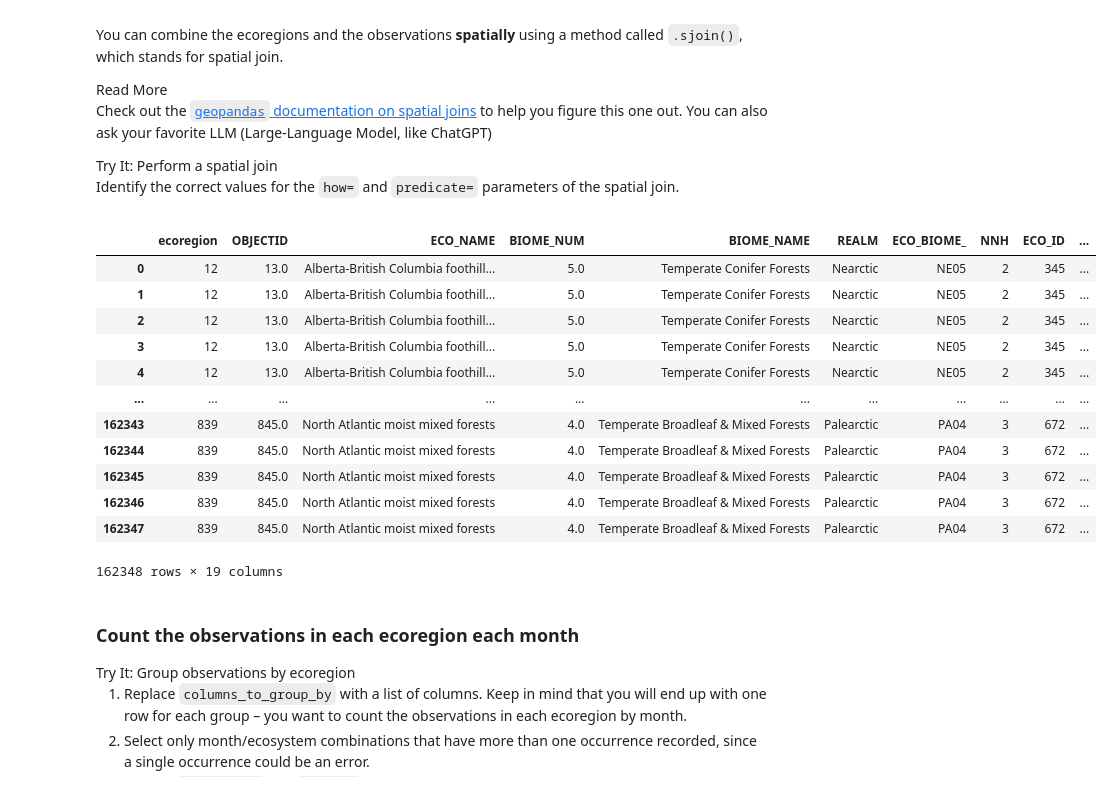
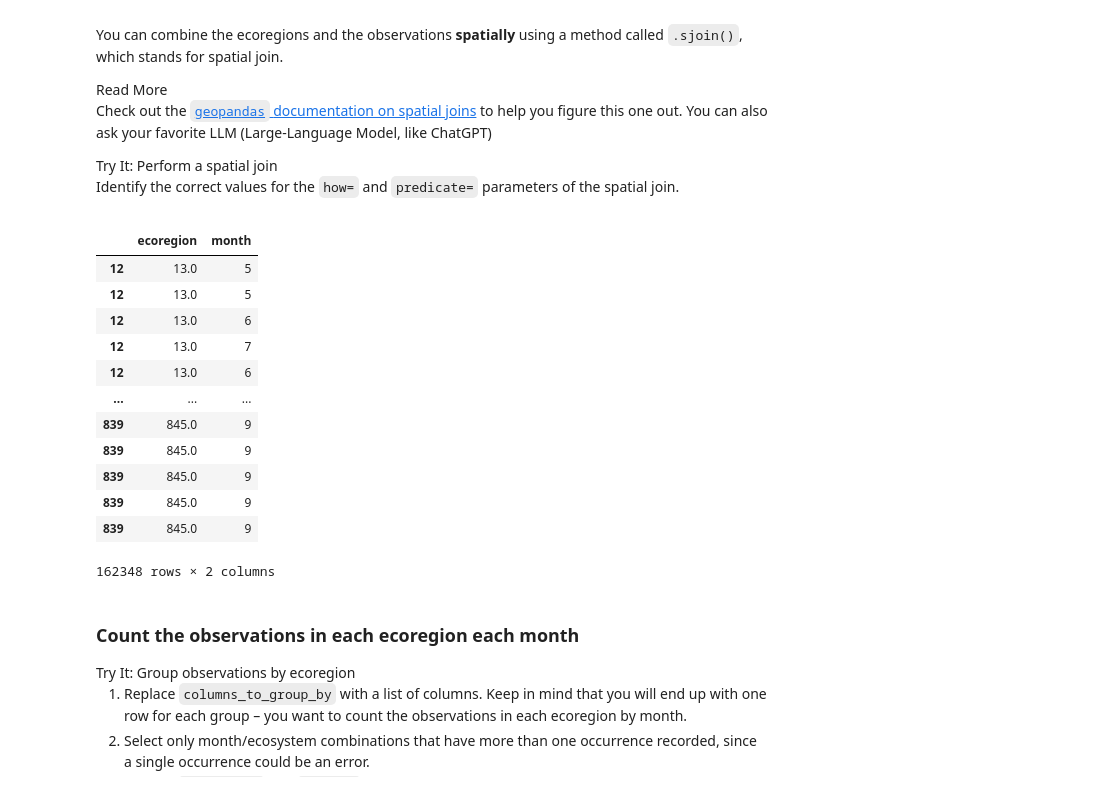
Before and after one commit to earthlab-education/02-migration-MarJess, a Jupyter notebook: notebooks/migration-32-normalize.ipynb, the cells around one changed output. Drawn from its saved outputs; the diff is of its cells as text; code cells hidden in the pictures.

Commit message:
finished migration 33
fixed OBJECTID in 32 and did plots in 33

```diff
--- a/notebooks/migration-32-normalize.ipynb
+++ b/notebooks/migration-32-normalize.ipynb
@@ -28,34 +28,37 @@ can also ask your favorite LLM (Large-Language Model, like ChatGPT)</p></div></d
 # %%
 gbif_ecoregion_gdf = (
     ecoreg_gdf
     # Match the CRS of the GBIF data and the ecoregions
     .to_crs(gbif_gdf.crs)
     # Find ecoregion for each observation
     .sjoin(
         gbif_gdf,
         how='inner',                    # method how to join
                                         # right join should give the same result
         predicate='contains')           # specifies the spatial join
+
+# select required columns
+[['OBJECTID', 'month']]
 )
 # reset index
-gbif_ecoregion_gdf.reset_index(inplace=True)
+#gbif_ecoregion_gdf.reset_index(inplace=True)
 # rename former index column to ecoregion
-gbif_ecoregion_gdf.rename(columns={'index':'ecoregion'}, inplace=True)
+gbif_ecoregion_gdf.rename(columns={'OBJECTID':'ecoregion'}, inplace=True)
 gbif_ecoregion_gdf
 # %% [output]
-|  | ecoregion | OBJECTID | ECO_NAME | BIOME_NUM | BIOME_NAME | REALM | ECO_BIOME_ | NNH | ECO_ID | ... |
-| 0 | 12 | 13.0 | Alberta-British Columbia foothill... | 5.0 | Temperate Conifer Forests | Nearctic | NE05 | 2 | 345 | ... |
-| 1 | 12 | 13.0 | Alberta-British Columbia foothill... | 5.0 | Temperate Conifer Forests | Nearctic | NE05 | 2 | 345 | ... |
-| 2 | 12 | 13.0 | Alberta-British Columbia foothill... | 5.0 | Temperate Conifer Forests | Nearctic | NE05 | 2 | 345 | ... |
-| 3 | 12 | 13.0 | Alberta-British Columbia foothill... | 5.0 | Temperate Conifer Forests | Nearctic | NE05 | 2 | 345 | ... |
-| 4 | 12 | 13.0 | Alberta-British Columbia foothill... | 5.0 | Temperate Conifer Forests | Nearctic | NE05 | 2 | 345 | ... |
-| ... | ... | ... | ... | ... | ... | ... | ... | ... | ... | ... |
-| 162343 | 839 | 845.0 | North Atlantic moist mixed forests | 4.0 | Temperate Broadleaf & Mixed Forests | Palearctic | PA04 | 3 | 672 | ... |
-| 162344 | 839 | 845.0 | North Atlantic moist mixed forests | 4.0 | Temperate Broadleaf & Mixed Forests | Palearctic | PA04 | 3 | 672 | ... |
-| 162345 | 839 | 845.0 | North Atlantic moist mixed forests | 4.0 | Temperate Broadleaf & Mixed Forests | Palearctic | PA04 | 3 | 672 | ... |
-| 162346 | 839 | 845.0 | North Atlantic moist mixed forests | 4.0 | Temperate Broadleaf & Mixed Forests | Palearctic | PA04 | 3 | 672 | ... |
-| 162347 | 839 | 845.0 | North Atlantic moist mixed forests | 4.0 | Temperate Broadleaf & Mixed Forests | Palearctic | PA04 | 3 | 672 | ... |
+|  | ecoregion | month |
+| 12 | 13.0 | 5 |
+| 12 | 13.0 | 5 |
+| 12 | 13.0 | 6 |
+| 12 | 13.0 | 7 |
+| 12 | 13.0 | 6 |
+| ... | ... | ... |
+| 839 | 845.0 | 9 |
+| 839 | 845.0 | 9 |
+| 839 | 845.0 | 9 |
+| 839 | 845.0 | 9 |
+| 839 | 845.0 | 9 |
-162348 rows × 19 columns
+162348 rows × 2 columns
 # %% [markdown]
 ### Count the observations in each ecoregion each month
 
```
Also changed, not shown: parts of 1 cell of this notebook, 2 other files.
